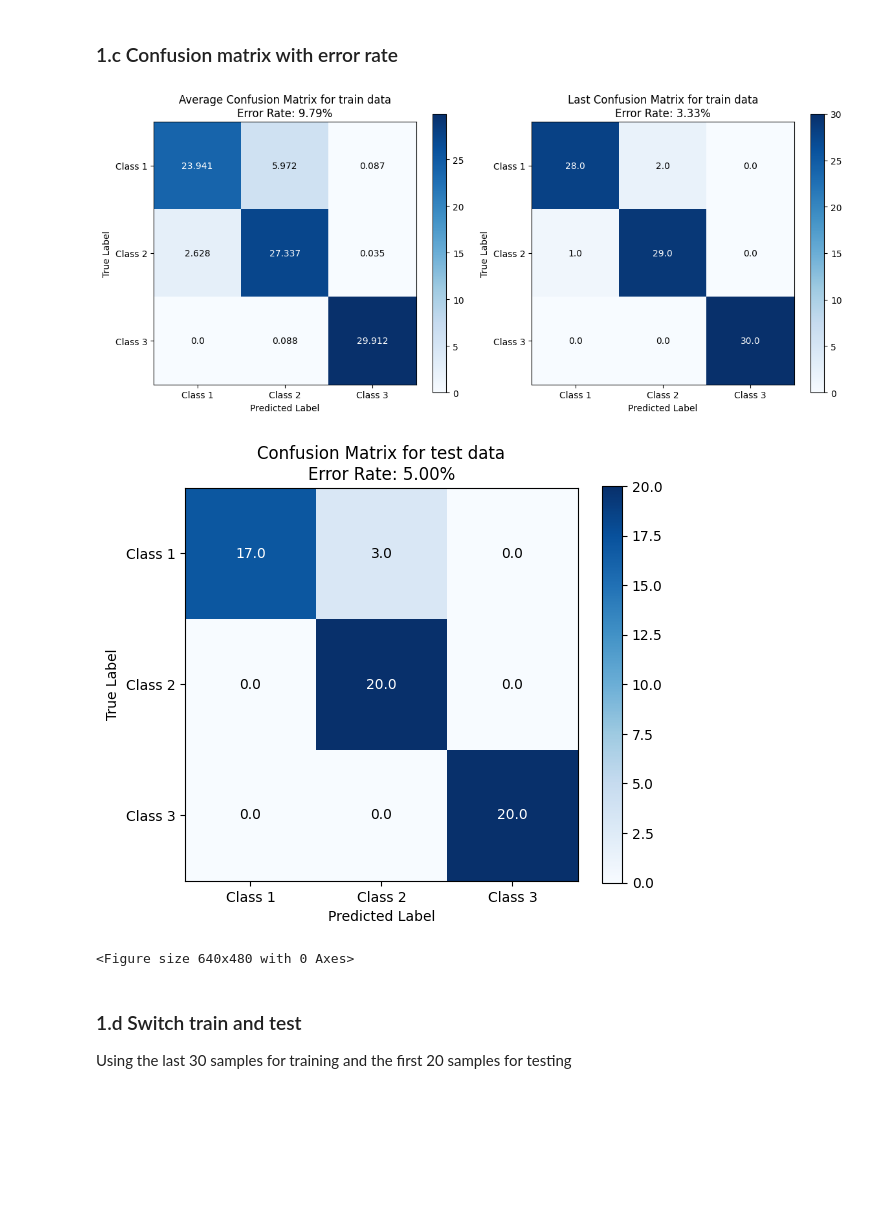
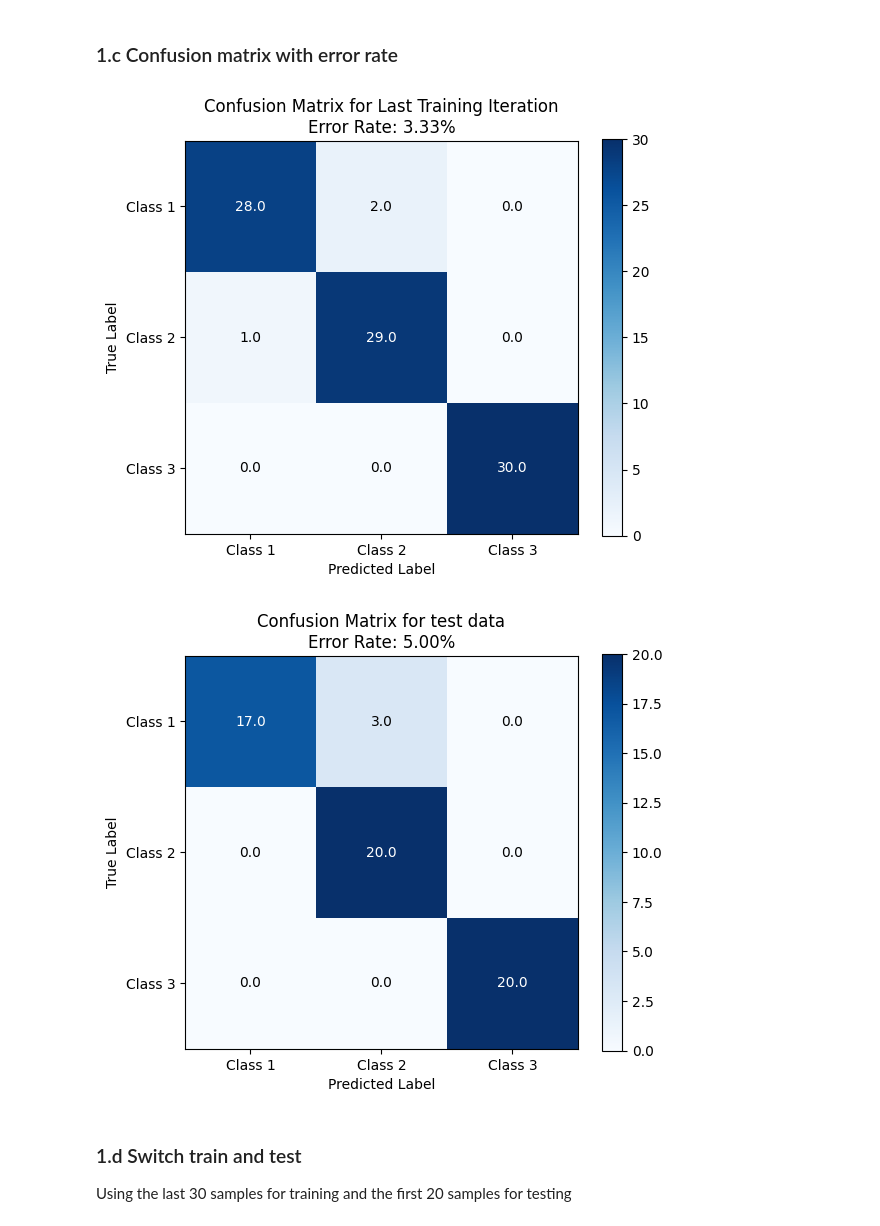
Before and after one commit to tuvats/TTT4275-Classification-project, a Jupyter notebook: iris_project/Iris_task.ipynb, the cells around one changed output. Cells and saved outputs as stored; diff of their text form; code cells hidden in the pictures; blank space fills up the shorter version.

```diff
--- a/iris_project/Iris_task.ipynb
+++ b/iris_project/Iris_task.ipynb
@@ -175,34 +178,31 @@ print(error_rate_test)
 ### 1.c Confusion matrix with error rate
 # %%
 from confusion_matrix import get_confusion_matrix, plot_cm
+import matplotlib.pyplot as plt
 
-avg_cm = sum(confusion_matrices_train) / num_iterations
+# Get the last confusion matrix
+last_conf_matrix = confusion_matrices_train[-1]
 class_names = ["Class 1", "Class 2", "Class 3"]
-last_conf_matrix = confusion_matrices_train[-1]
 
-# Create subplots
-fig, axes = plt.subplots(1, 2, figsize=(12, 5))
-
-# Average confusion matrix for train data
-plot_cm(avg_cm, class_names, title="Average Confusion Matrix for train data", ax=axes[0], error_rate=avg_error_rate)
-
-# Confusion matrix for last iteration in training
-plot_cm(last_conf_matrix, class_names, title="Last Confusion Matrix for train data", ax=axes[1], error_rate=error_rates[-1])
+# Plot the confusion matrix for the last iteration
+fig, ax = plt.subplots(figsize=(6, 5))
+plot_cm(last_conf_matrix, class_names, title="Confusion Matrix for Last Training Iteration", ax=ax, error_rate=error_rates[-1])
 
 plt.tight_layout()
 plt.savefig('Images/conf_matrix_train1c')
 plt.show()
 # %% [output]
-[figure, old version]
+[figure, new version]
 # %%
 # Confusion matrix for test data
 conf_matrix_test = get_confusion_matrix(y_test, predictions)
-plot_cm(conf_matrix_test, class_names, title="Confusion Matrix for test data", error_rate=error_rate_test)
+fig, ax = plt.subplots(figsize=(6, 5))
+plot_cm(conf_matrix_test, class_names, title="Confusion Matrix for test data", ax=ax, error_rate=error_rate_test)
+plt.tight_layout()
 plt.savefig('Images/conf_matrix_test1c')
 plt.show()
 # %% [output]
 [figure]
-<Figure size 640x480 with 0 Axes>
 # %% [markdown]
 ### 1.d Switch train and test
 
```
Also changed, not shown: parts of 12 cells of this notebook, 8 other files.
